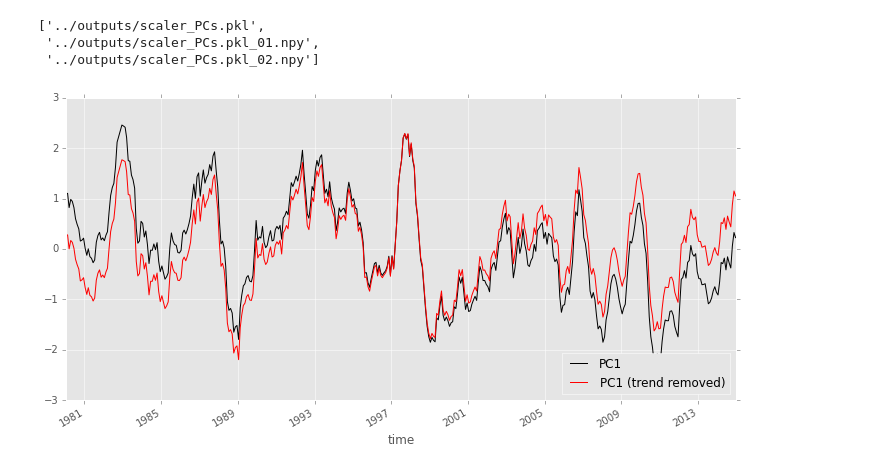
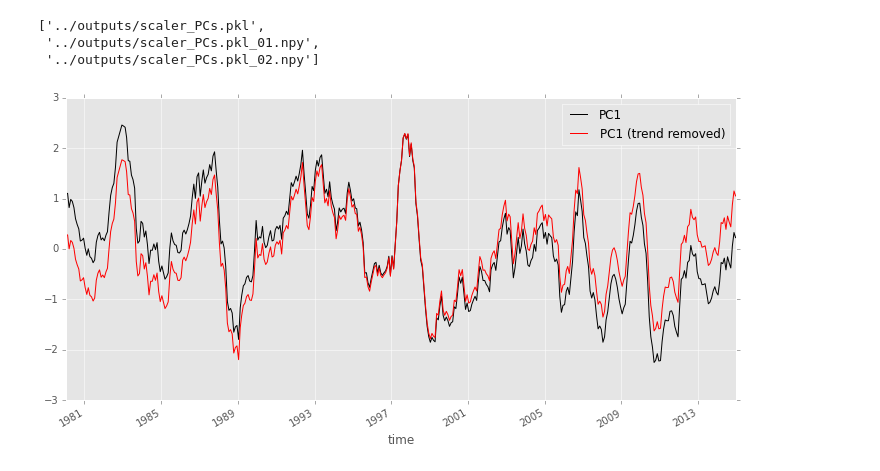
Before and after one commit to nicolasfauchereau/metocean, a Jupyter notebook: notebooks/sklearn_EOF_decomposition.ipynb, the cells around one changed output. Drawn from its saved outputs; the diff is of its cells as text; code cells hidden in the pictures.

```diff
--- a/notebooks/sklearn_EOF_decomposition.ipynb
+++ b/notebooks/sklearn_EOF_decomposition.ipynb
@@ -215,11 +213,11 @@ from scipy.signal import detrend
 # %%
 f, ax = plt.subplots(figsize=(12,6))
 PCdf.ix[:,0].plot(ax=ax, color='k', label='PC1')
 ax.plot(PCdf.index, detrend(PCdf.ix[:,0].values), 'r',  label='PC1 (trend removed)')
 ax.grid('on')
-ax.legend(loc=4);
+ax.legend(loc=1);
 # %% [output]
-[figure, old version]
+[figure, new version]
 # %%
 dset.close()
 dsub.close()
```
Also changed, not shown: parts of 1 cell of this notebook.
